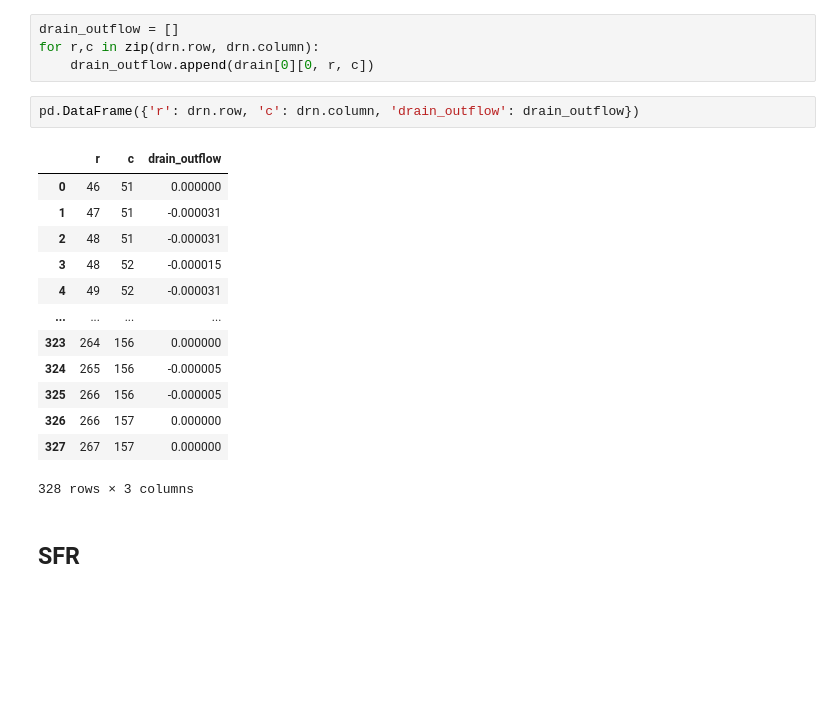
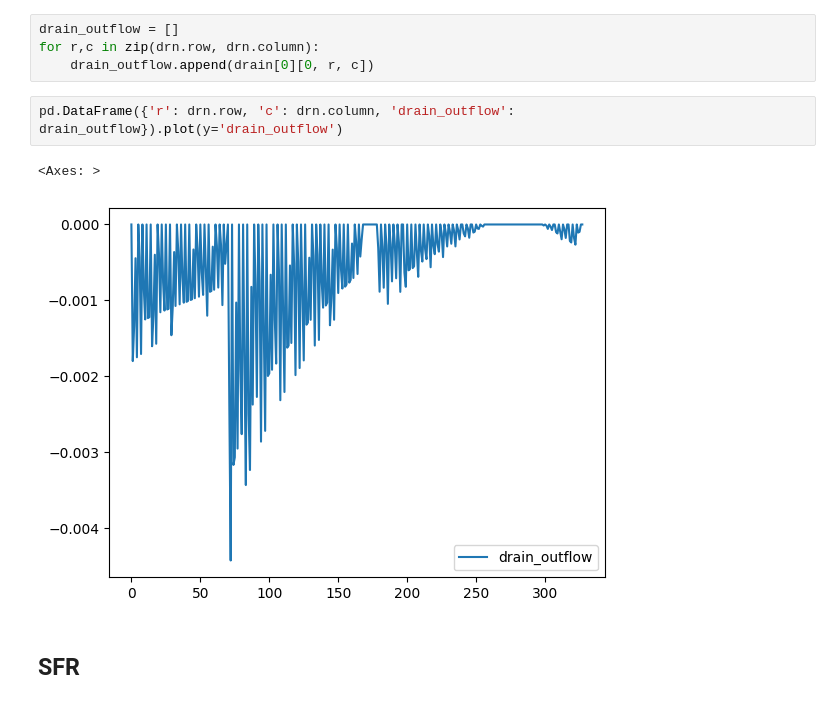
Before and after one commit to paolchol/hm, a Jupyter notebook: Fontanili/steps_DRN_SFR.ipynb, the cells around one changed output. Saved outputs shown, nothing was run; the diff lists cells and outputs as text; blank space fills up the shorter version.

Commit message:
plot of drn for each cell result

```diff
--- a/Fontanili/steps_DRN_SFR.ipynb
+++ b/Fontanili/steps_DRN_SFR.ipynb
@@ -239,21 +239,10 @@ drain_outflow = []
 for r,c in zip(drn.row, drn.column):
     drain_outflow.append(drain[0][0, r, c])
 # %%
-pd.DataFrame({'r': drn.row, 'c': drn.column, 'drain_outflow': drain_outflow})
+pd.DataFrame({'r': drn.row, 'c': drn.column, 'drain_outflow': drain_outflow}).plot(y='drain_outflow')
 # %% [output]
-|  | r | c | drain_outflow |
-| 0 | 46 | 51 | 0.000000 |
-| 1 | 47 | 51 | -0.000031 |
-| 2 | 48 | 51 | -0.000031 |
-| 3 | 48 | 52 | -0.000015 |
-| 4 | 49 | 52 | -0.000031 |
-| ... | ... | ... | ... |
-| 323 | 264 | 156 | 0.000000 |
-| 324 | 265 | 156 | -0.000005 |
-| 325 | 266 | 156 | -0.000005 |
-| 326 | 266 | 157 | 0.000000 |
-| 327 | 267 | 157 | 0.000000 |
-328 rows × 3 columns
+<Axes: >
+[figure, added]
 # %% [markdown]
 ## SFR
 # %% [markdown]
```
Also changed, not shown: parts of 1 cell of this notebook.
